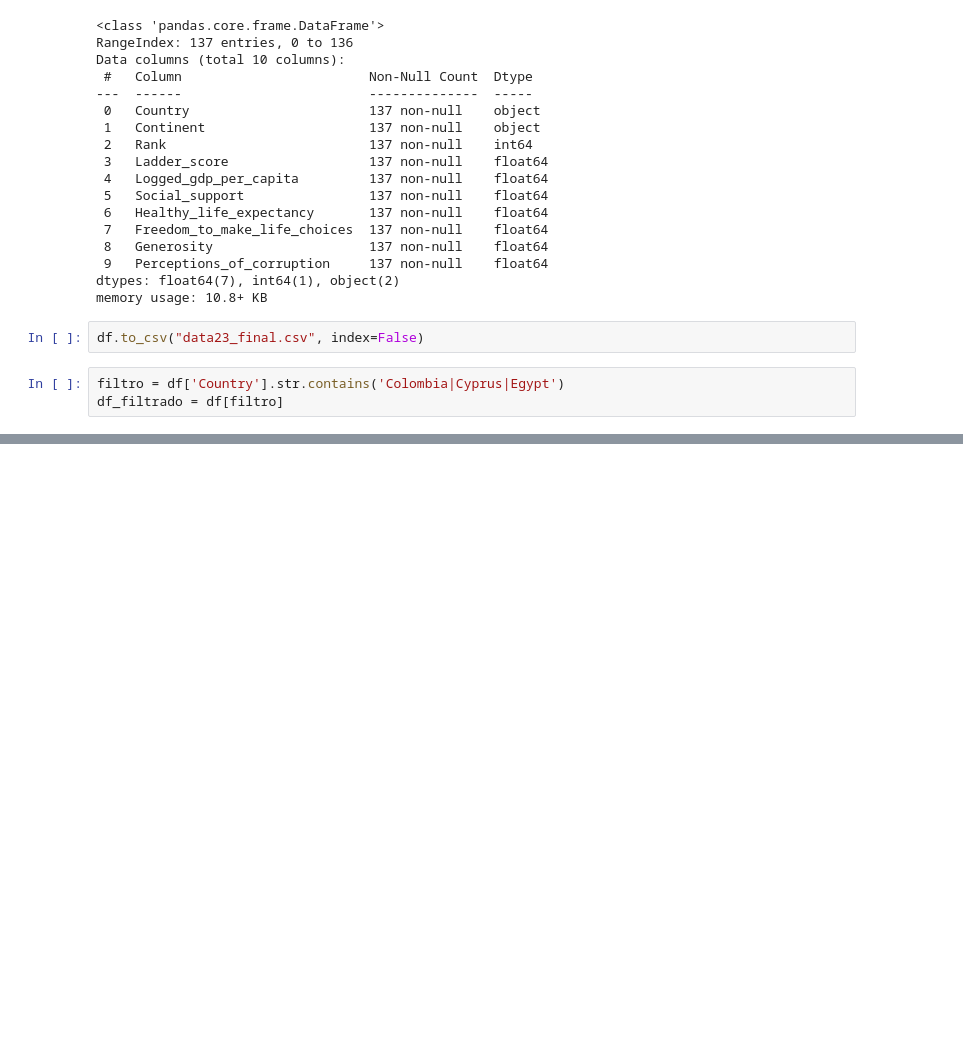
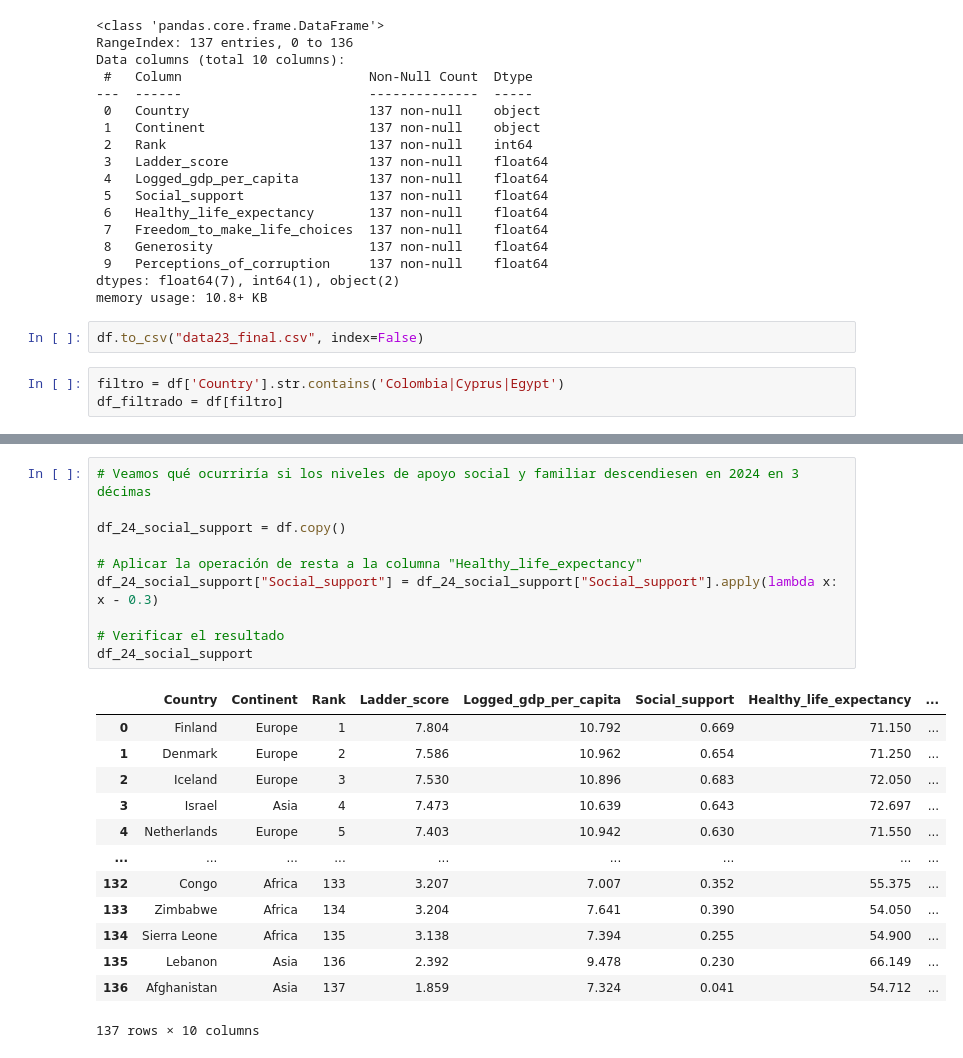
Before and after one commit to jose-luis666/w8-final_project, a Jupyter notebook: Untitled-2.ipynb, the cells around one changed output, grey strips where cells are left out. Saved outputs shown, nothing was run; the diff lists cells and outputs as text; blank space fills up the shorter version.

```diff
--- a/Untitled-2.ipynb
+++ b/Untitled-2.ipynb
@@ -1092,0 +1194,24 @@ df_filtrado
+# %%
+# Veamos qué ocurriría si los niveles de apoyo social y familiar descendiesen en 2024 en 3 décimas
+
+df_24_social_support = df.copy()
+
+# Aplicar la operación de resta a la columna "Healthy_life_expectancy"
+df_24_social_support["Social_support"] = df_24_social_support["Social_support"].apply(lambda x: x - 0.3)
+
+# Verificar el resultado
+df_24_social_support
+# %% [output]
+|  | Country | Continent | Rank | Ladder_score | Logged_gdp_per_capita | Social_support | Healthy_life_expectancy | ... |
+| 0 | Finland | Europe | 1 | 7.804 | 10.792 | 0.669 | 71.150 | ... |
+| 1 | Denmark | Europe | 2 | 7.586 | 10.962 | 0.654 | 71.250 | ... |
+| 2 | Iceland | Europe | 3 | 7.530 | 10.896 | 0.683 | 72.050 | ... |
+| 3 | Israel | Asia | 4 | 7.473 | 10.639 | 0.643 | 72.697 | ... |
+| 4 | Netherlands | Europe | 5 | 7.403 | 10.942 | 0.630 | 71.550 | ... |
+| ... | ... | ... | ... | ... | ... | ... | ... | ... |
+| 132 | Congo | Africa | 133 | 3.207 | 7.007 | 0.352 | 55.375 | ... |
+| 133 | Zimbabwe | Africa | 134 | 3.204 | 7.641 | 0.390 | 54.050 | ... |
+| 134 | Sierra Leone | Africa | 135 | 3.138 | 7.394 | 0.255 | 54.900 | ... |
+| 135 | Lebanon | Asia | 136 | 2.392 | 9.478 | 0.230 | 66.149 | ... |
+| 136 | Afghanistan | Asia | 137 | 1.859 | 7.324 | 0.041 | 54.712 | ... |
+137 rows × 10 columns
```
Also changed, not shown: parts of 19 cells of this notebook.
